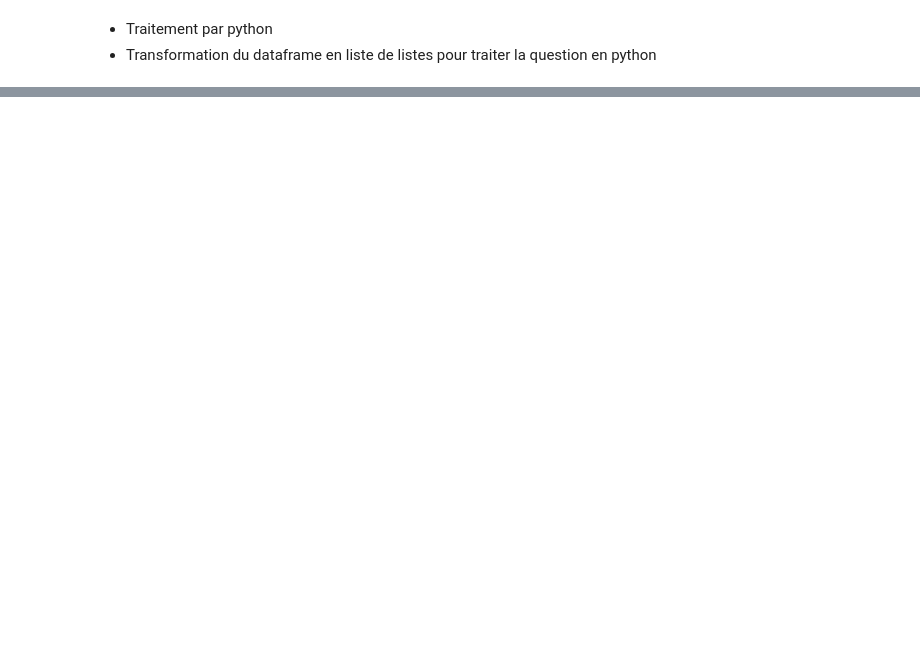
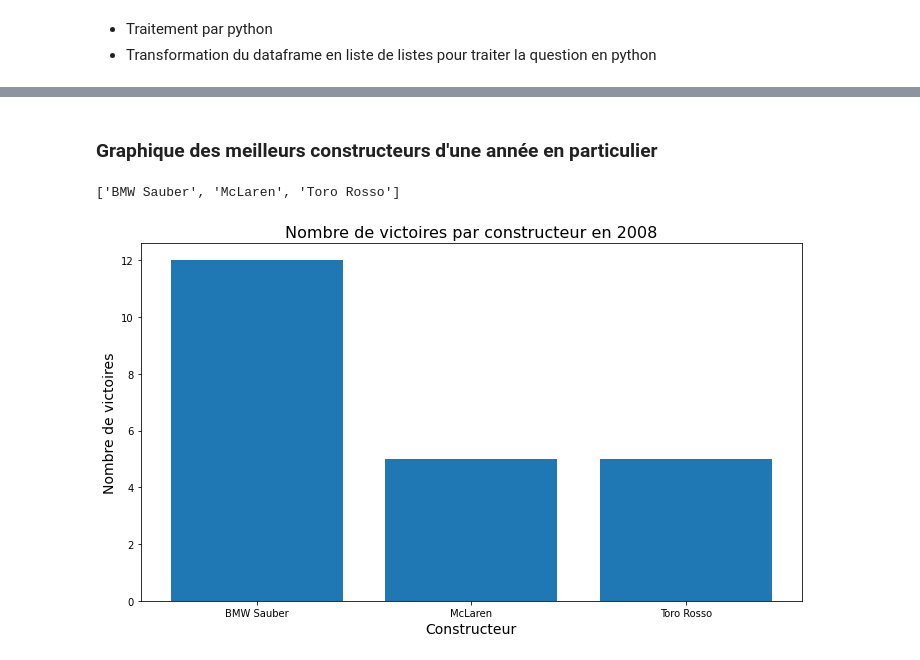
Before and after one commit to JasminNeveu5/projet-info, a Jupyter notebook: questions_obligatoires/Q_justine_premier_constructeur.ipynb, the cells around one changed output, grey strips where cells are left out. Cells and saved outputs as stored; diff of their text form; code cells hidden in the pictures; blank space fills up the shorter version.

```diff
--- a/questions_obligatoires/Q_justine_premier_constructeur.ipynb
+++ b/questions_obligatoires/Q_justine_premier_constructeur.ipynb
@@ -68,0 +111,18 @@ plt.show()
+# %% [markdown]
+### Graphique des meilleurs constructeurs d'une année en particulier
+# %%
+cle_des_indices_max = cle_des_n_indices_max(nb_wins_annee, 3)
+print(cle_des_indices_max)
+nb_wins_interessant = {cle_des_indices_max[i] : nb_wins_annee[cle_des_indices_max[i]] for i in range(len(cle_des_indices_max))}
+
+plt.figure(figsize=(10, 6))
+plt.bar(range(len(nb_wins_interessant)), list(nb_wins_interessant.values()), align='center')
+plt.xticks(range(len(nb_wins_interessant)), list(nb_wins_interessant.keys()))
+plt.title(f'Nombre de victoires par constructeur en {annee}', fontsize=16)
+plt.xlabel("Constructeur", fontsize=14)
+plt.ylabel("Nombre de victoires", fontsize=14)
+plt.tight_layout()
+plt.show()
+# %% [output]
+['BMW Sauber', 'McLaren', 'Toro Rosso']
+[figure, added]
```
Also changed, not shown: parts of 8 cells of this notebook.
